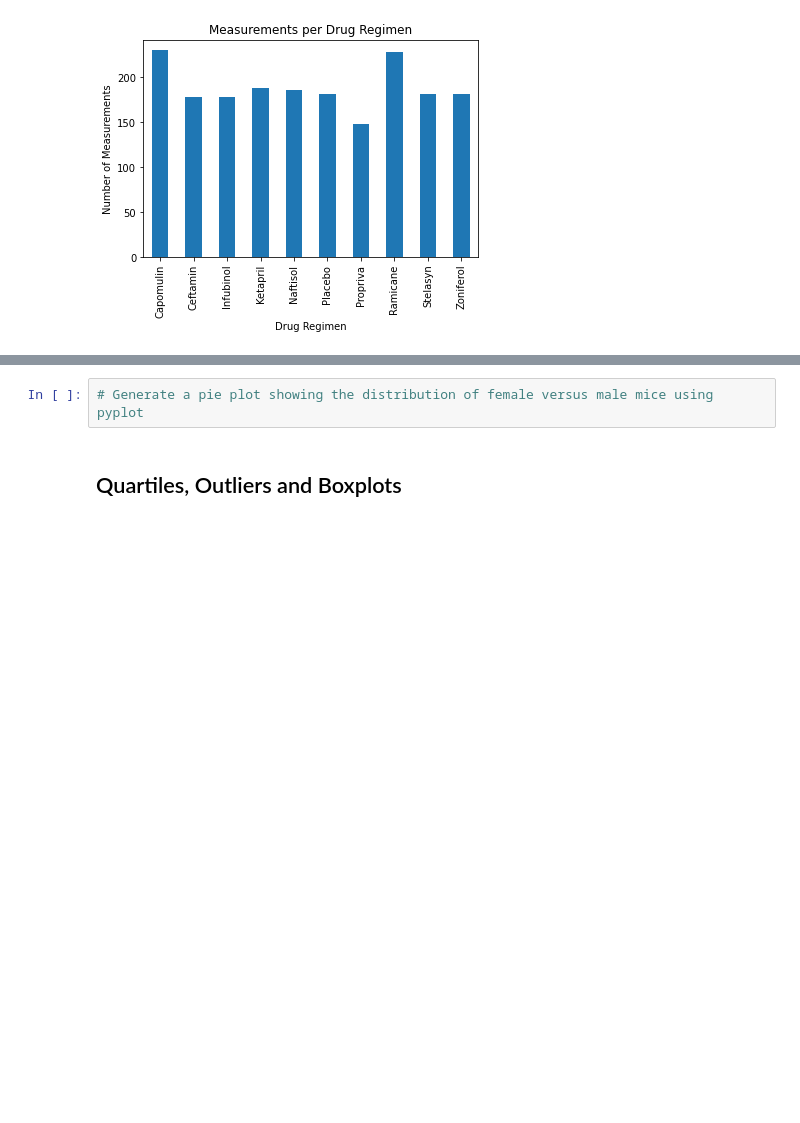
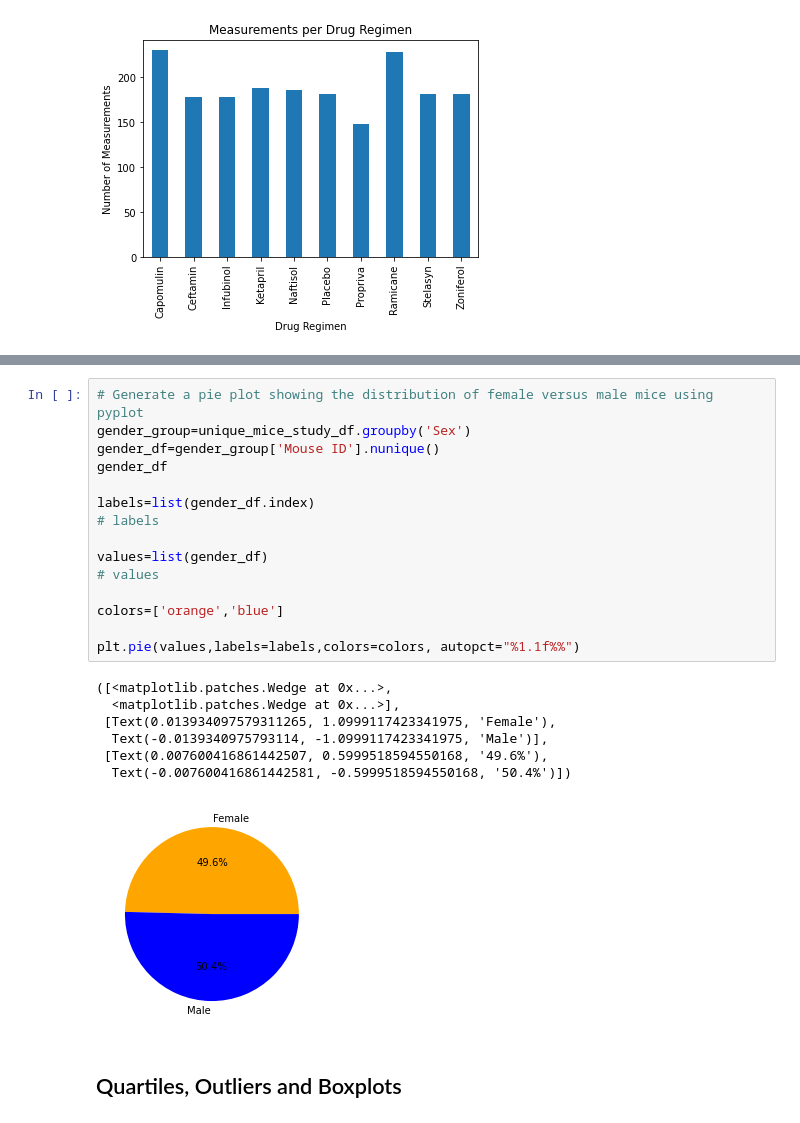
Before and after one commit to d-jimenez/Matplotlib-Challenge, a Jupyter notebook: Pymaceuticals/main.ipynb, the cells around one changed output, grey strips where cells are left out. Cells and saved outputs as stored; diff of their text form; blank space fills up the shorter version.

```diff
--- a/Pymaceuticals/main.ipynb
+++ b/Pymaceuticals/main.ipynb
@@ -222,5 +231,26 @@ Text(0, 0.5, 'Number of Measurements')
 # %%
 # Generate a pie plot showing the distribution of female versus male mice using pyplot
+gender_group=unique_mice_study_df.groupby('Sex')
+gender_df=gender_group['Mouse ID'].nunique()
+gender_df
+
+labels=list(gender_df.index)
+# labels
+
+values=list(gender_df)
+# values
+
+colors=['orange','blue']
+
+plt.pie(values,labels=labels,colors=colors, autopct="%1.1f%%")
+# %% [output]
+([<matplotlib.patches.Wedge at 0x...>,
+  <matplotlib.patches.Wedge at 0x...>],
+ [Text(0.013934097579311265, 1.0999117423341975, 'Female'),
+  Text(-0.0139340975793114, -1.0999117423341975, 'Male')],
+ [Text(0.007600416861442507, 0.5999518594550168, '49.6%'),
+  Text(-0.007600416861442581, -0.5999518594550168, '50.4%')])
+[figure, added]
 # %% [markdown]
 ## Quartiles, Outliers and Boxplots
 # %%
```
Also changed, not shown: parts of 14 cells of this notebook.
